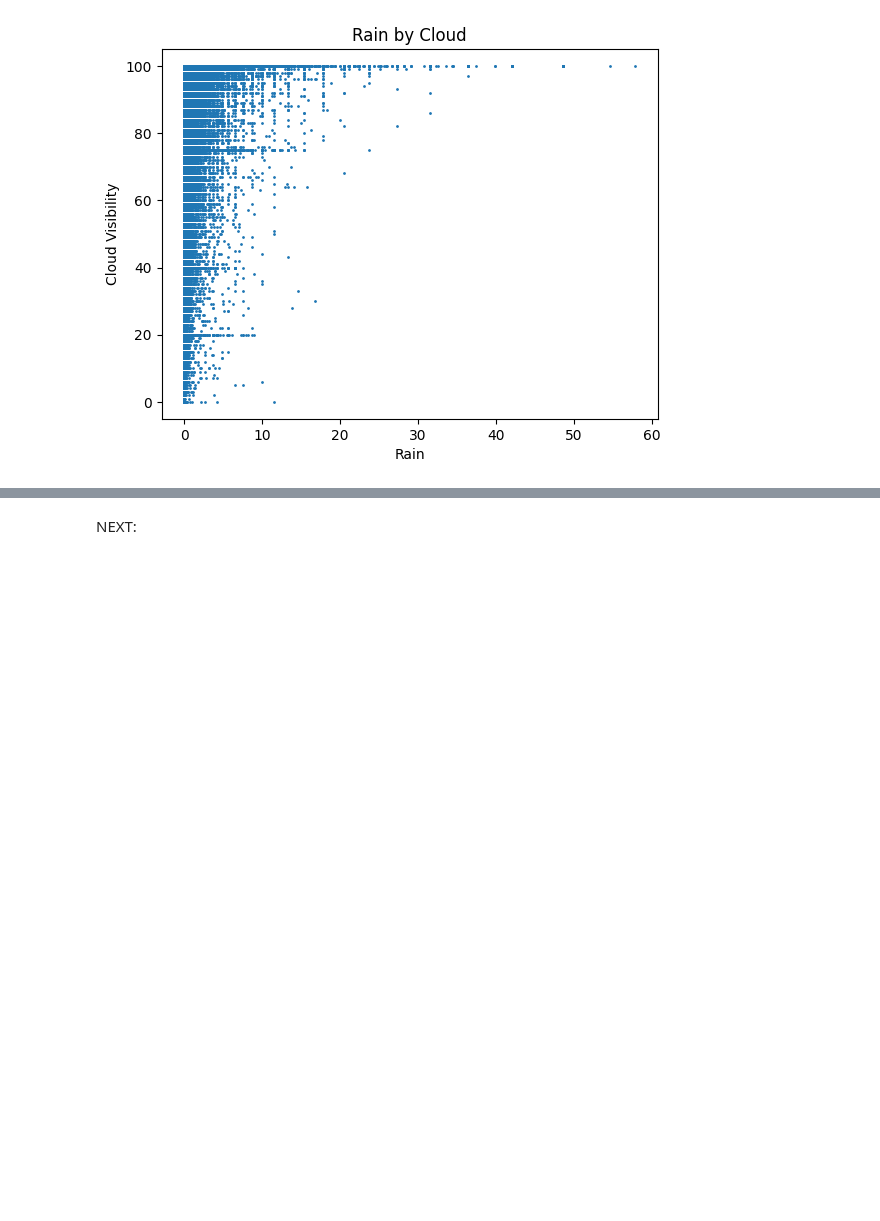
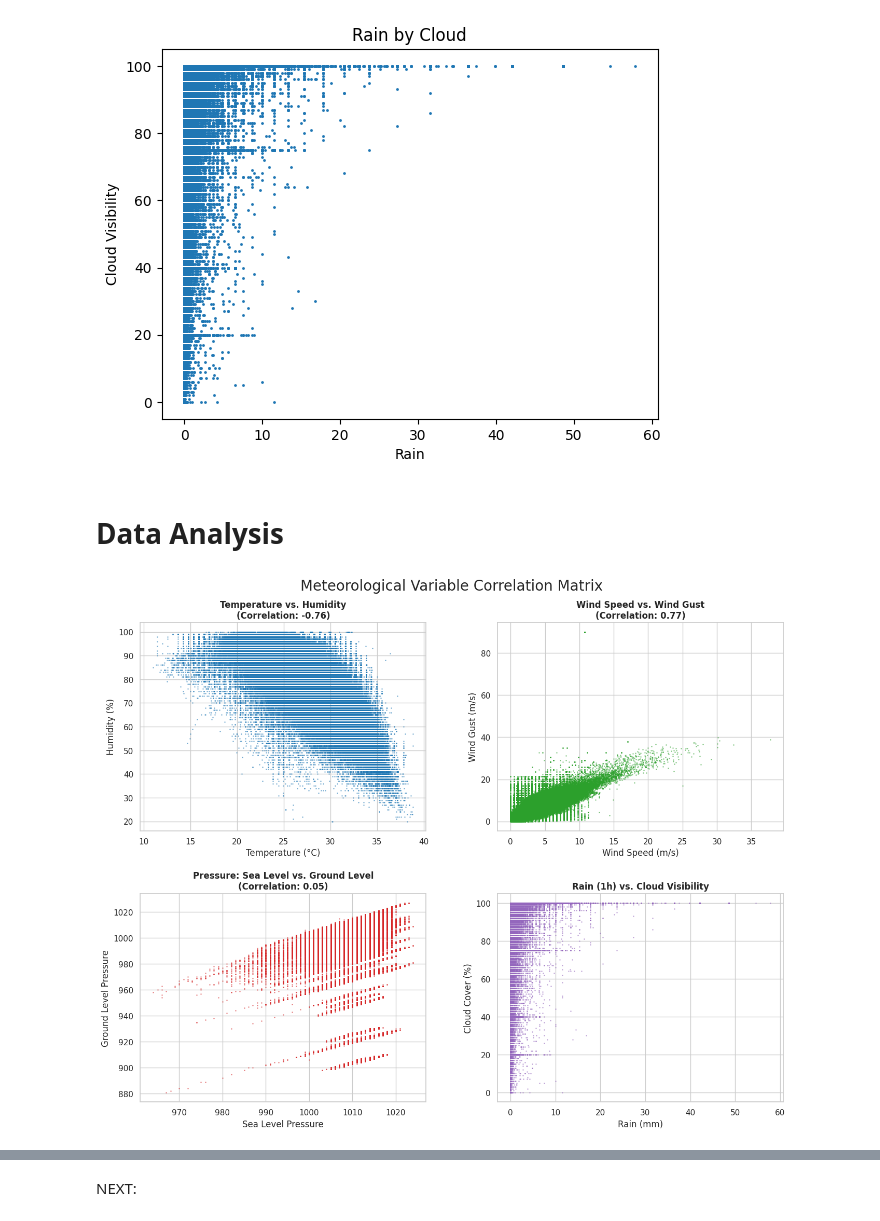
Before and after one commit to Lanzero225/Python-Notebooks, a Jupyter notebook: Philippine Weather/weather.ipynb, the cells around one changed output, grey strips where cells are left out. Cells and saved outputs as stored; diff of their text form; code cells hidden in the pictures; blank space fills up the shorter version.

```diff
--- a/Philippine Weather/weather.ipynb
+++ b/Philippine Weather/weather.ipynb
@@ -426,3 +444,46 @@ plt.title('Rain by Cloud')
 plt.show()
 # %% [output]
 [figure]
+# %% [markdown]
+# Data Analysis
+# %%
+sns.set_theme(style="whitegrid")
+
+fig, axes = plt.subplots(2, 2, figsize=(16, 12))
+fig.subplots_adjust(hspace=0.3, wspace=0.25)
+
+# 1. Temperature vs. Humidity (Top Left)
+ax1 = axes[0, 0]
+corr_temp_hum = weather_dataframe['main.temp'].corr(weather_dataframe['main.humidity'])
+ax1.scatter(weather_dataframe['main.temp'], weather_dataframe['main.humidity'], s=1, alpha=0.4, color='tab:blue')
+ax1.set_title(f'Temperature vs. Humidity\n(Correlation: {corr_temp_hum:.2f})', fontweight='bold')
+ax1.set_xlabel('Temperature (°C)')
+ax1.set_ylabel('Humidity (%)')
+
+# 2. Wind Speed vs. Wind Gust (Top Right)
+ax2 = axes[0, 1]
+corr_wind = weather_dataframe['wind.speed'].corr(weather_dataframe['wind.gust'])
+ax2.scatter(weather_dataframe['wind.speed'], weather_dataframe['wind.gust'], s=1, alpha=0.4, color='tab:green')
+ax2.set_title(f'Wind Speed vs. Wind Gust\n(Correlation: {corr_wind:.2f})', fontweight='bold')
+ax2.set_xlabel('Wind Speed (m/s)')
+ax2.set_ylabel('Wind Gust (m/s)')
+
+# 3. Pressure Comparison (Bottom Left)
+ax3 = axes[1, 0]
+corr_press = weather_dataframe['main.sea_level'].corr(weather_dataframe['main.grnd_level'])
+ax3.scatter(weather_dataframe['main.sea_level'], weather_dataframe['main.grnd_level'], s=1, alpha=0.4, color='tab:red')
+ax3.set_title(f'Pressure: Sea Level vs. Ground Level\n(Correlation: {corr_press:.2f})', fontweight='bold')
+ax3.set_xlabel('Sea Level Pressure')
+ax3.set_ylabel('Ground Level Pressure')
+
+# 4. Rain vs. Cloud Visibility (Bottom Right)
+ax4 = axes[1, 1]
+ax4.scatter(weather_dataframe['rain.1h'], weather_dataframe['clouds.all'], s=1, alpha=0.4, color='tab:purple')
+ax4.set_title('Rain (1h) vs. Cloud Visibility', fontweight='bold')
+ax4.set_xlabel('Rain (mm)')
+ax4.set_ylabel('Cloud Cover (%)')
+
+plt.suptitle('Meteorological Variable Correlation Matrix', fontsize=20, y=0.95)
+plt.show()
+# %% [output]
+[figure, added]
```
Also changed, not shown: parts of 27 cells of this notebook.
